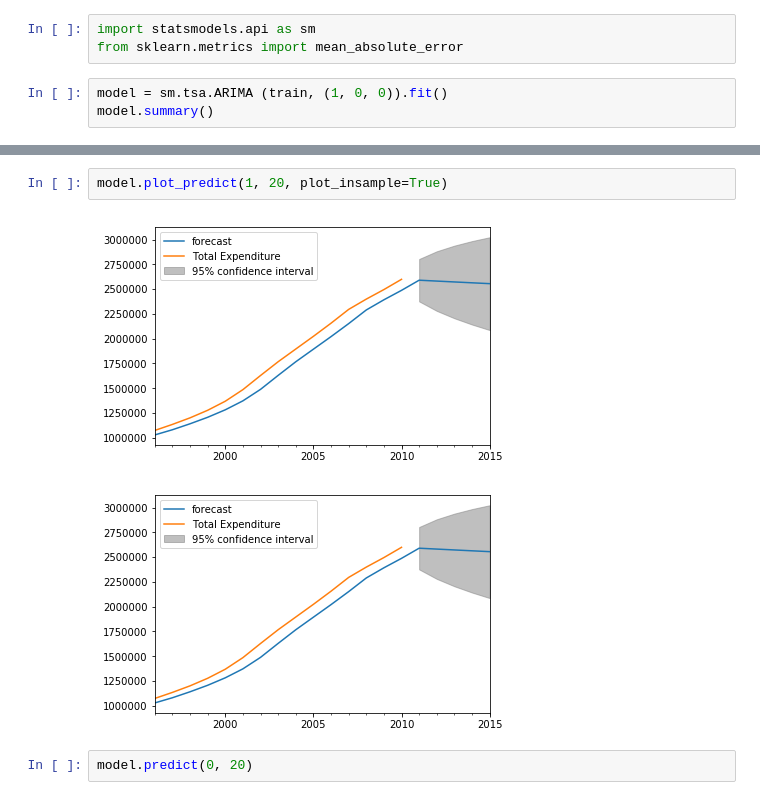
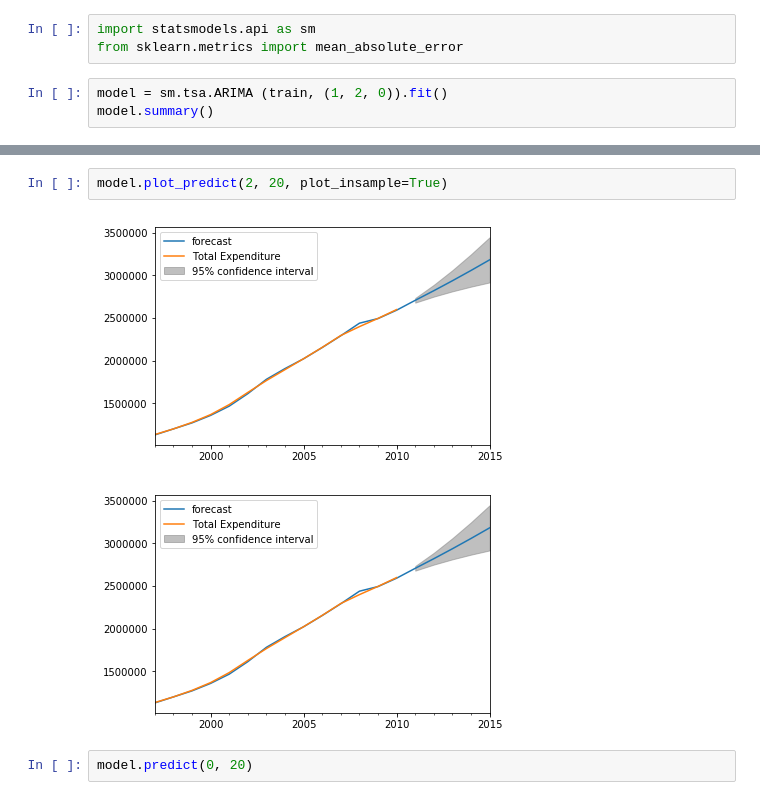
Before and after one commit to judesgit/GA-Data_Science, a Jupyter notebook: projects/final-project/Jude Nwosu -- GA Project -- HealthCare Final Project.ipynb, the cells around one changed output, grey strips where cells are left out. Drawn from its saved outputs; the diff is of its cells as text.

```diff
--- a/projects/final-project/Jude Nwosu -- GA Project -- HealthCare Final Project.ipynb
+++ b/projects/final-project/Jude Nwosu -- GA Project -- HealthCare Final Project.ipynb
@@ -184,6 +189,6 @@ dtype('float64')
 import statsmodels.api as sm
 from sklearn.metrics import mean_absolute_error
 # %%
-model = sm.tsa.ARIMA (train, (1, 0, 0)).fit()
+model = sm.tsa.ARIMA (train, (1, 2, 0)).fit()
 model.summary()
 # %% [output]
@@ -210,8 +230,8 @@ array([ 1021635.,  1074409.,  1135224.,  1201451.,  1277700.,  1369125.,
 # %%
-model.plot_predict(1, 20, plot_insample=True)
+model.plot_predict(2, 20, plot_insample=True)
 # %% [output]
-[figure, old version]
+[figure, new version]
-[figure, old version]
+[figure, new version]
 # %%
 model.predict(0, 20)
 # %% [output]
```
Also changed, not shown: parts of 6 cells of this notebook.
